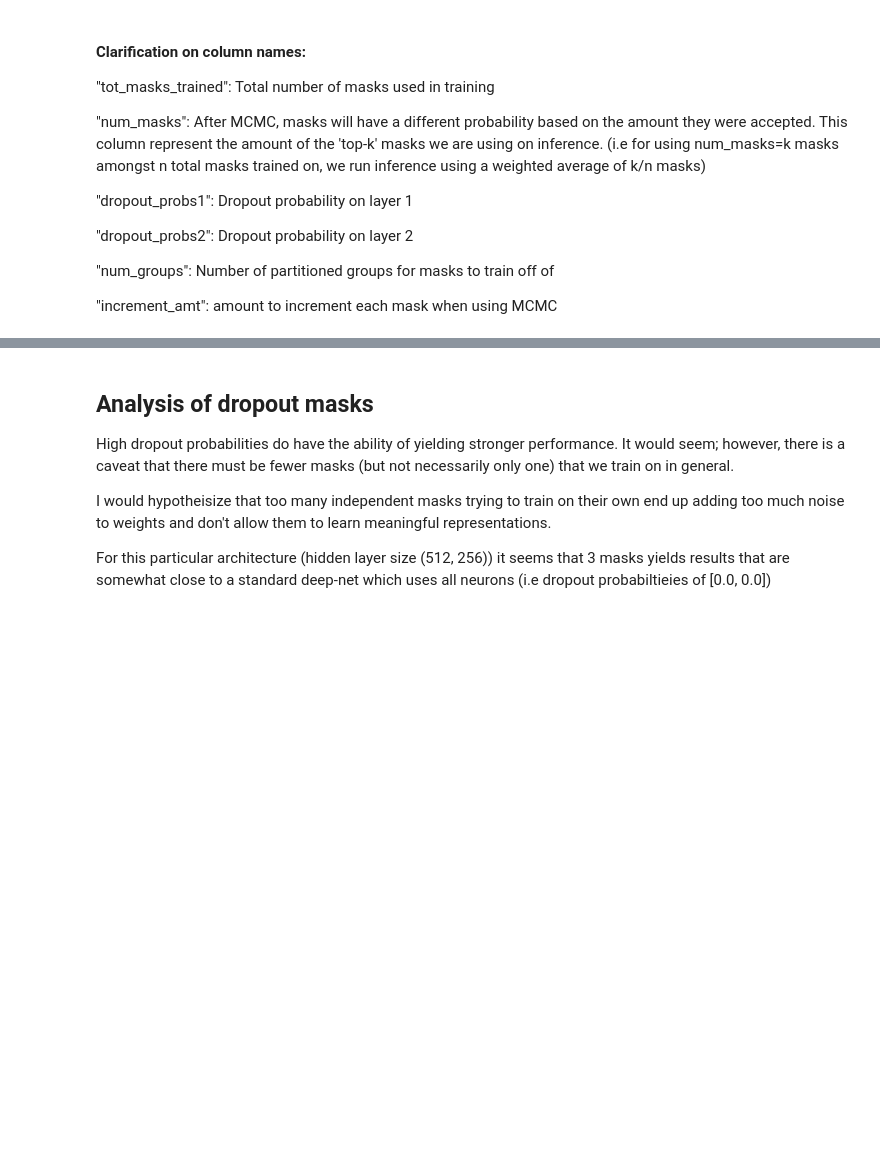
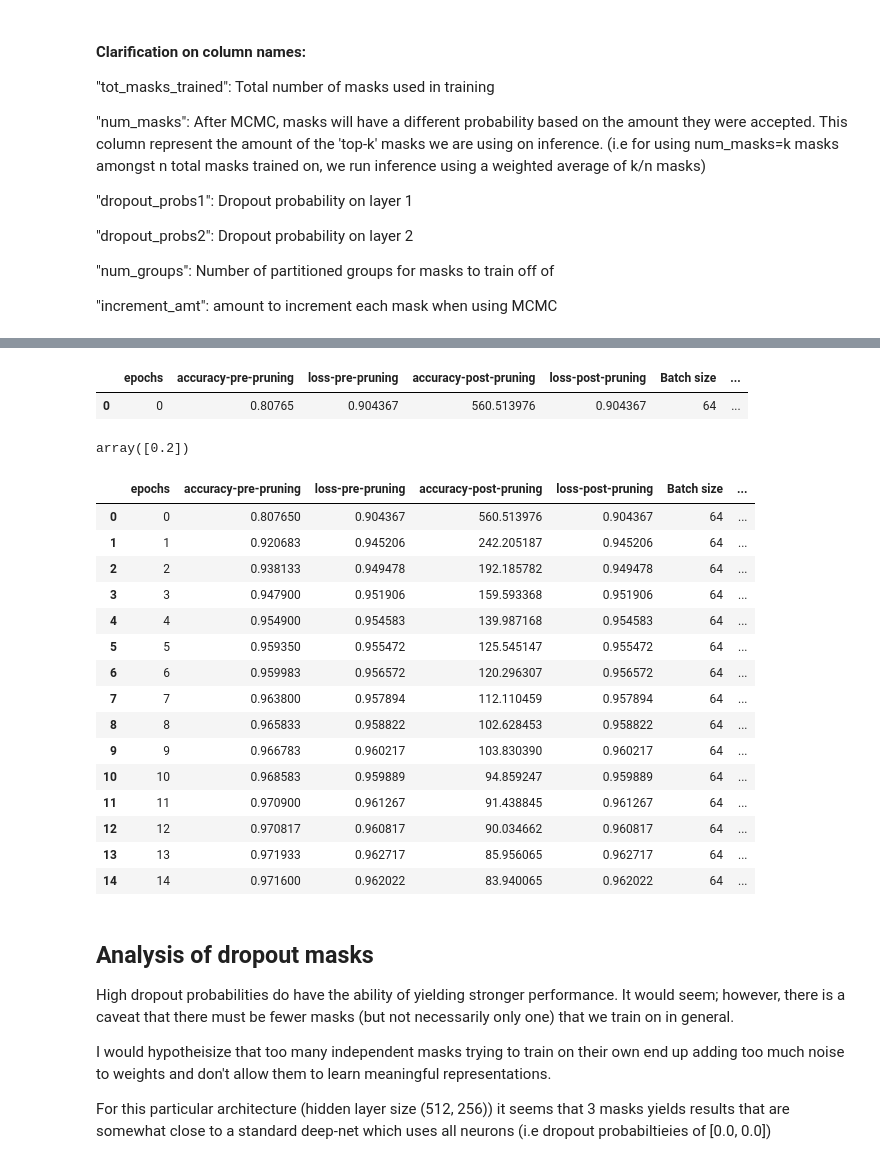
Before and after one commit to kunal-kapur/bayesian-ensemble, a Jupyter notebook: analyze_experiments.ipynb, the cells around one changed output, grey strips where cells are left out. Cells and saved outputs as stored; diff of their text form; code cells hidden in the pictures; blank space fills up the shorter version.

```diff
--- a/analyze_experiments.ipynb
+++ b/analyze_experiments.ipynb
@@ -42,3 +181,31 @@ for folder in os.listdir("experiments"):
+# %%
+df.head(1)
+# %% [output]
+|  | epochs | accuracy-pre-pruning | loss-pre-pruning | accuracy-post-pruning | loss-post-pruning | Batch size | ... |
+| 0 | 0 | 0.80765 | 0.904367 | 560.513976 | 0.904367 | 64 | ... |
+# %%
+df['Dropout probabilties_0'].unique()
+# %% [output]
+array([0.2])
+# %%
+df[(df['Dropout probabilties_0'] > 0.1) & (df['Dropout probabilties_1'] > 0.1)]
+# %% [output]
+|  | epochs | accuracy-pre-pruning | loss-pre-pruning | accuracy-post-pruning | loss-post-pruning | Batch size | ... |
+| 0 | 0 | 0.807650 | 0.904367 | 560.513976 | 0.904367 | 64 | ... |
+| 1 | 1 | 0.920683 | 0.945206 | 242.205187 | 0.945206 | 64 | ... |
+| 2 | 2 | 0.938133 | 0.949478 | 192.185782 | 0.949478 | 64 | ... |
+| 3 | 3 | 0.947900 | 0.951906 | 159.593368 | 0.951906 | 64 | ... |
+| 4 | 4 | 0.954900 | 0.954583 | 139.987168 | 0.954583 | 64 | ... |
+| 5 | 5 | 0.959350 | 0.955472 | 125.545147 | 0.955472 | 64 | ... |
+| 6 | 6 | 0.959983 | 0.956572 | 120.296307 | 0.956572 | 64 | ... |
+| 7 | 7 | 0.963800 | 0.957894 | 112.110459 | 0.957894 | 64 | ... |
+| 8 | 8 | 0.965833 | 0.958822 | 102.628453 | 0.958822 | 64 | ... |
+| 9 | 9 | 0.966783 | 0.960217 | 103.830390 | 0.960217 | 64 | ... |
+| 10 | 10 | 0.968583 | 0.959889 | 94.859247 | 0.959889 | 64 | ... |
+| 11 | 11 | 0.970900 | 0.961267 | 91.438845 | 0.961267 | 64 | ... |
+| 12 | 12 | 0.970817 | 0.960817 | 90.034662 | 0.960817 | 64 | ... |
+| 13 | 13 | 0.971933 | 0.962717 | 85.956065 | 0.962717 | 64 | ... |
+| 14 | 14 | 0.971600 | 0.962022 | 83.940065 | 0.962022 | 64 | ... |
 # %% [markdown]
 ## Analysis of dropout masks
 
```
Also changed, not shown: parts of 10 cells of this notebook, 12 other files.
